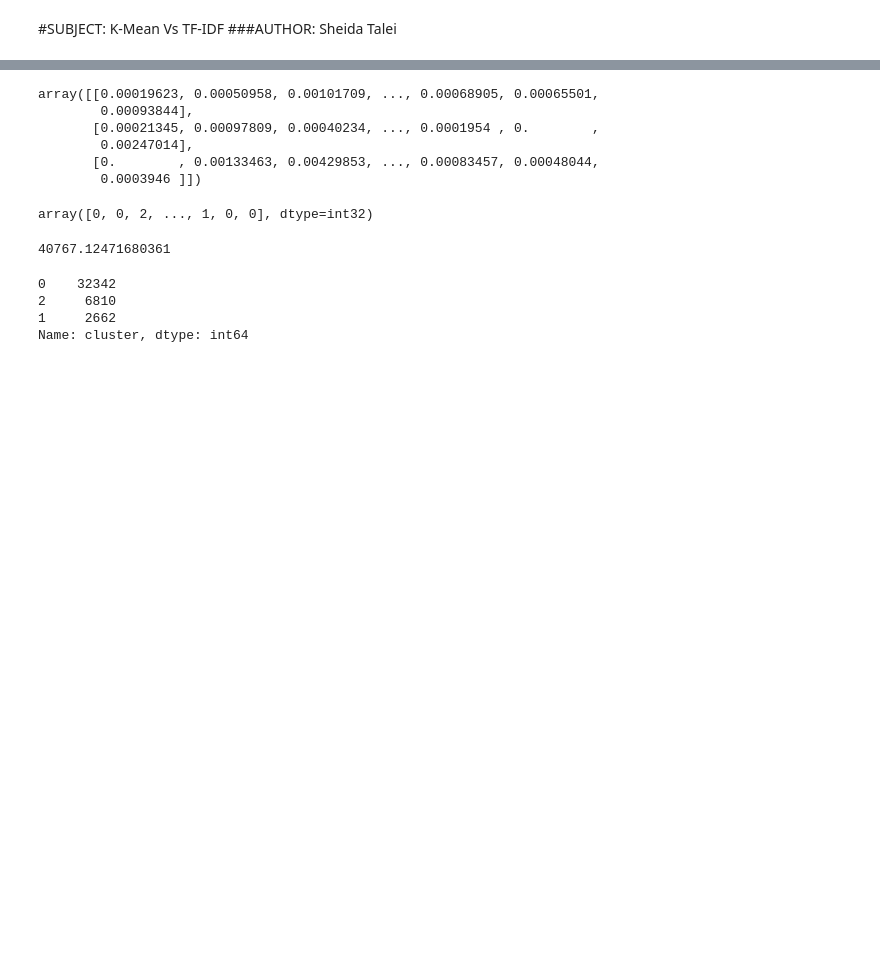
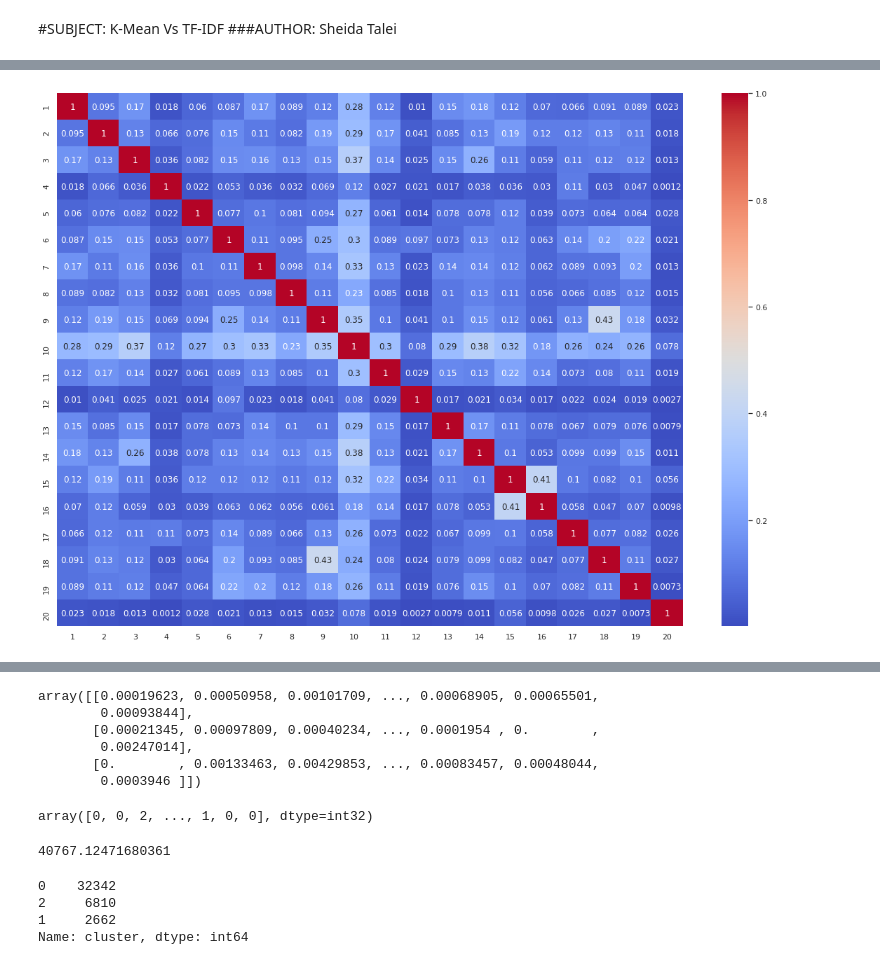
Before and after one commit to SheidaTalei/FinalProject, a Jupyter notebook: SheidaTalei_KMeanVsTfIDf_FinalProject.ipynb, the cells around one changed output, grey strips where cells are left out. Drawn from its saved outputs; the diff is of its cells as text; code cells hidden in the pictures; blank space fills up the shorter version.

```diff
--- a/SheidaTalei_KMeanVsTfIDf_FinalProject.ipynb
+++ b/SheidaTalei_KMeanVsTfIDf_FinalProject.ipynb
@@ -74,0 +100,2 @@ KMeans(algorithm='auto', copy_x=True, init='k-means++', max_iter=300,
+# %%
+centroids = kmean.cluster_centers_
@@ -74,0 +107,14 @@ KMeans(algorithm='auto', copy_x=True, init='k-means++', max_iter=300,
+# %%
+#this functon calculates cos theta between two vectors
+def similarity (vector_a, vector_b):
+  ma = np.linalg.norm(vector_a)
+  mb = np.linalg.norm(vector_b)
+  sim = (np.matmul(vector_a,vector_b))/(ma * mb)
+  return sim
+# %%
+centroid_matrix = np.zeros((num_cluster,num_cluster))
+# %%
+
+for i in range(num_cluster):
+  for j in range(num_cluster):
+    centroid_matrix[i][j] = similarity(centroids[i], centroids[j])
@@ -74,0 +141,9 @@ KMeans(algorithm='auto', copy_x=True, init='k-means++', max_iter=300,
+# %%
+#Source: https://stackoverflow.com/questions/35572000/how-can-i-plot-a-confusion-matrix
+df_cm = pd.DataFrame(centroid_matrix, range(1,num_cluster+1), range(1,num_cluster+1))
+plt.figure(figsize = (20,14))
+# sn.color_palette("vlag", as_cmap=True)
+plot = sn.heatmap(df_cm, annot=True, cmap="coolwarm")
+# plot.figure.savefig("/content/drive/MyDrive/Final/output_15.png")
+# %% [output]
+[figure, added]
```
Also changed, not shown: parts of 21 cells of this notebook.
